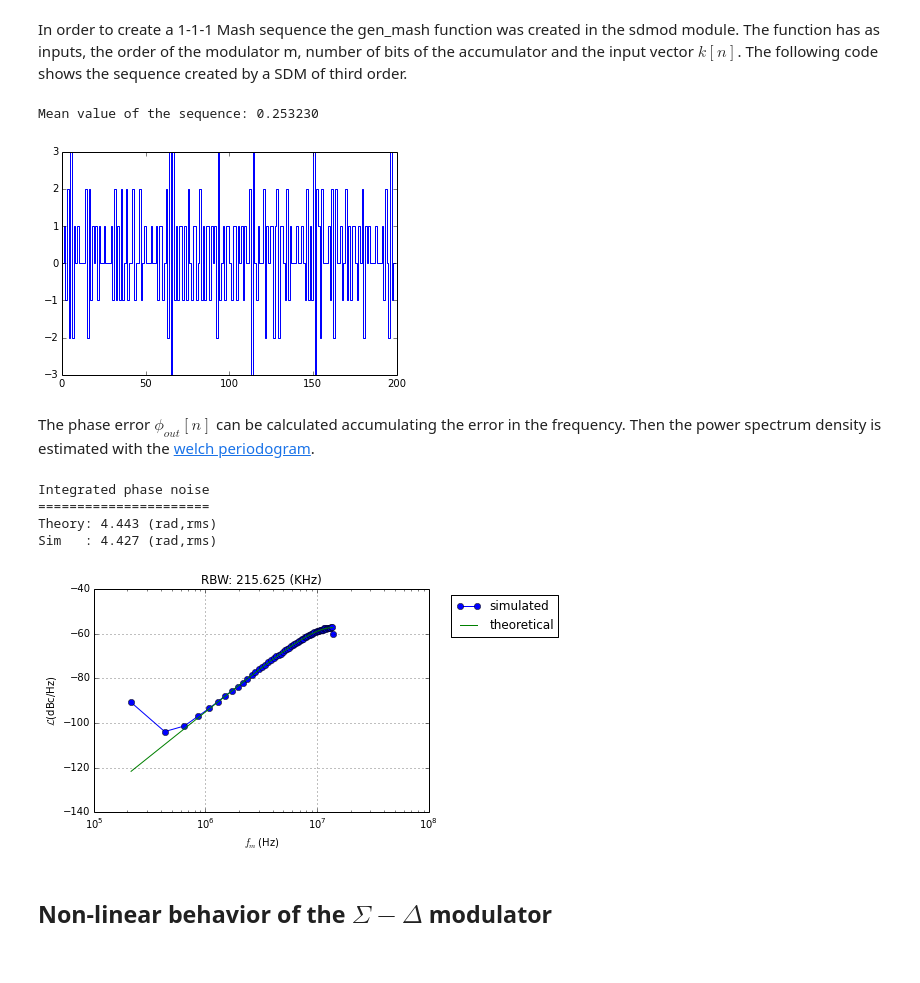
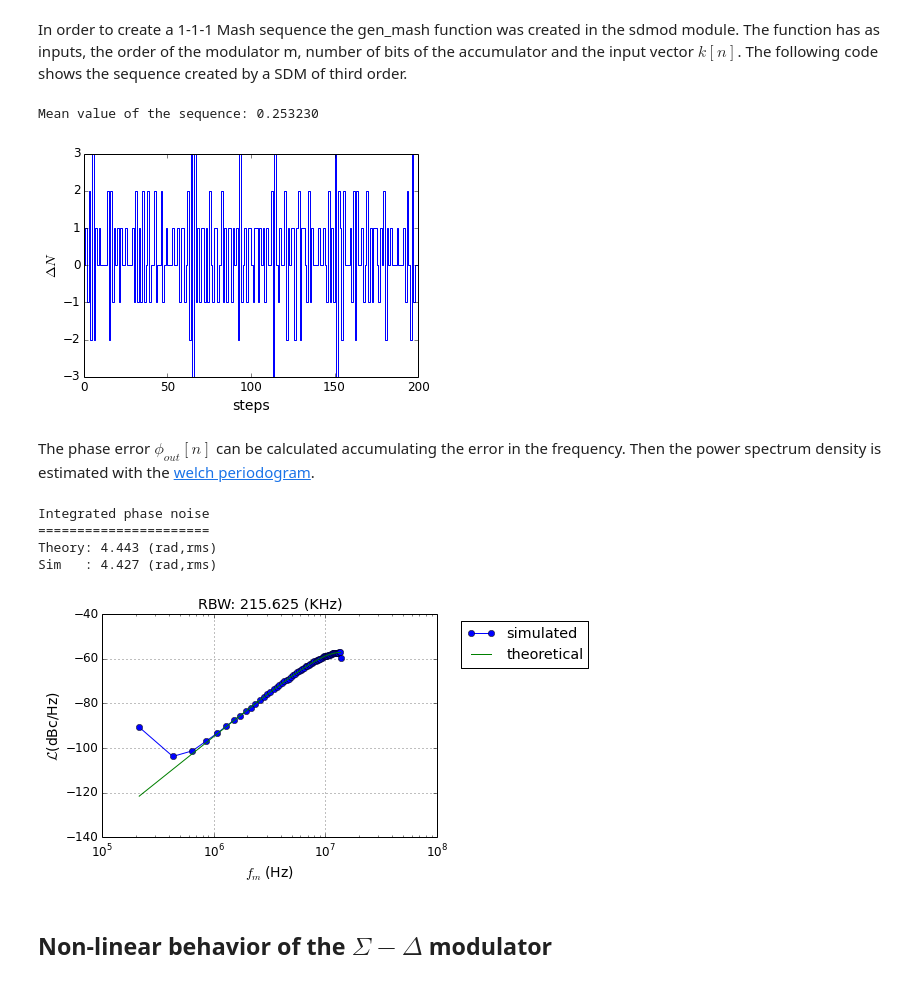
Before and after one commit to gitter-badger/plldesigner, a Jupyter notebook: notebooks/Sigma_delta_noise_in_fractional_PLLs.ipynb, the cells around one changed output. Cells and saved outputs as stored; diff of their text form; code cells hidden in the pictures.

```diff
--- a/notebooks/Sigma_delta_noise_in_fractional_PLLs.ipynb
+++ b/notebooks/Sigma_delta_noise_in_fractional_PLLs.ipynb
@@ -140,17 +146,19 @@ input vector $k[n]$. The following code shows the sequence created by a SDM of t
 # %%
 # Parameters
 NsdBits = 19
 fref = 27.6e6
 Tref = 1.0/fref
 
 # Create a SDM sequency
 fracnum = ((0.253232*2**NsdBits)*ones(100000)).astype(int)
 sd, per = sdmod.gen_mash(3,NsdBits,fracnum)
-step(np.r_[0:200],sd[:200]);
+plt.step(np.r_[0:200],sd[:200]);
+plt.xlabel('steps') #x label
+plt.ylabel('$\Delta N$') #y label
 print("Mean value of the sequence: {:2.6f}\n".format(sd.mean()))
 # %% [output]
 Mean value of the sequence: 0.253230
-[figure, old version]
+[figure, new version]
 # %% [markdown]
 The phase error $\phi_{out}[n]$ can be calculated accumulating the error in the frequency. Then the power spectrum density is estimated with the [welch periodogram](http://docs.scipy.org/doc/scipy-dev/reference/generated/scipy.signal.welch.html).
 # %%
@@ -177,17 +185,17 @@ Sim   : {:2.3f} (rad,rms)'''.format(theory.integrate(),sim.integrate()))
 
 # plot both the spectrums
 sim.plot('o-')
-theory.plot()
-legend(bbox_to_anchor=(1.05, 1), loc=2)
-title('RBW: {:2.3f} (KHz)'.format(rbw/1e3))
-ylim([-140,-40])
-grid(True)
+ax = theory.plot()
+plt.legend(bbox_to_anchor=(1.05, 1), loc=2)
+plt.title('RBW: {:2.3f} (KHz)'.format(rbw/1e3))
+plt.ylim([-140,-40])
+plt.grid(True)
 # %% [output]
 Integrated phase noise
 ======================
 Theory: 4.443 (rad,rms)
 Sim   : 4.427 (rad,rms)
-[figure, old version]
+[figure, new version]
 # %% [markdown]
 ## Non-linear behavior of the $\Sigma-\Delta$ modulator
 # %% [markdown]
```
Also changed, not shown: parts of 12 cells of this notebook.
